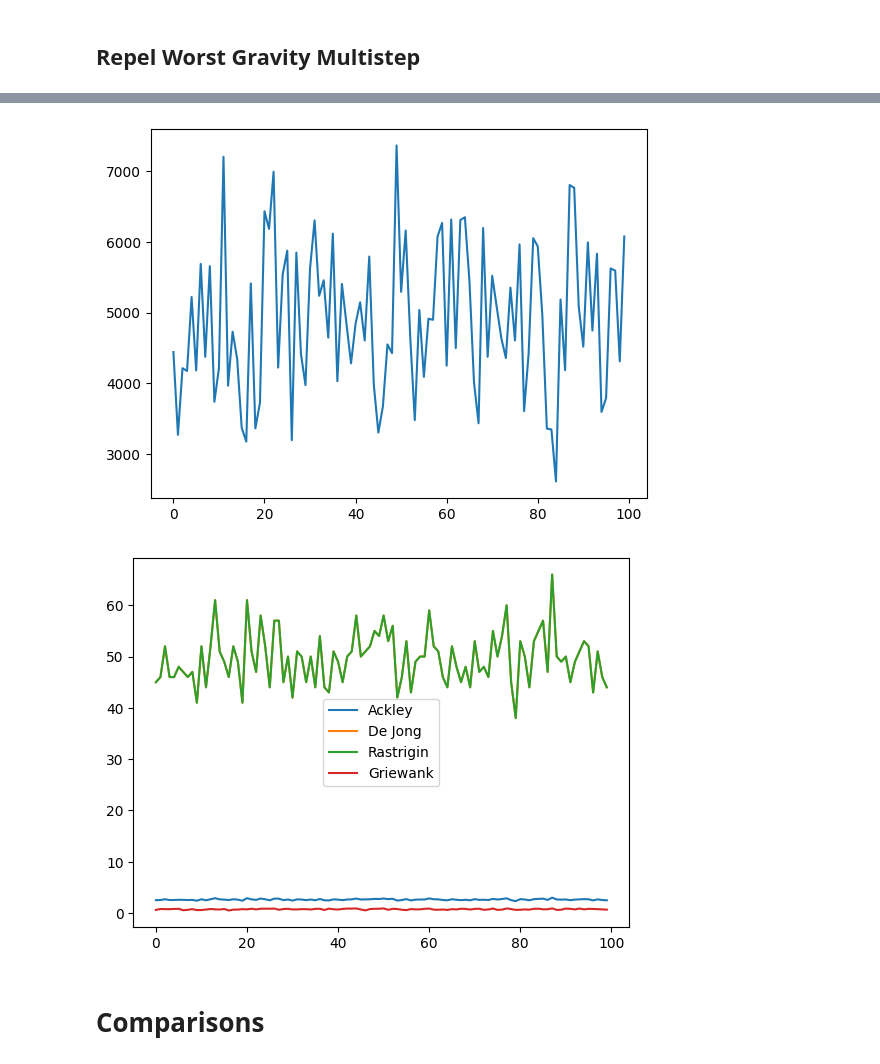
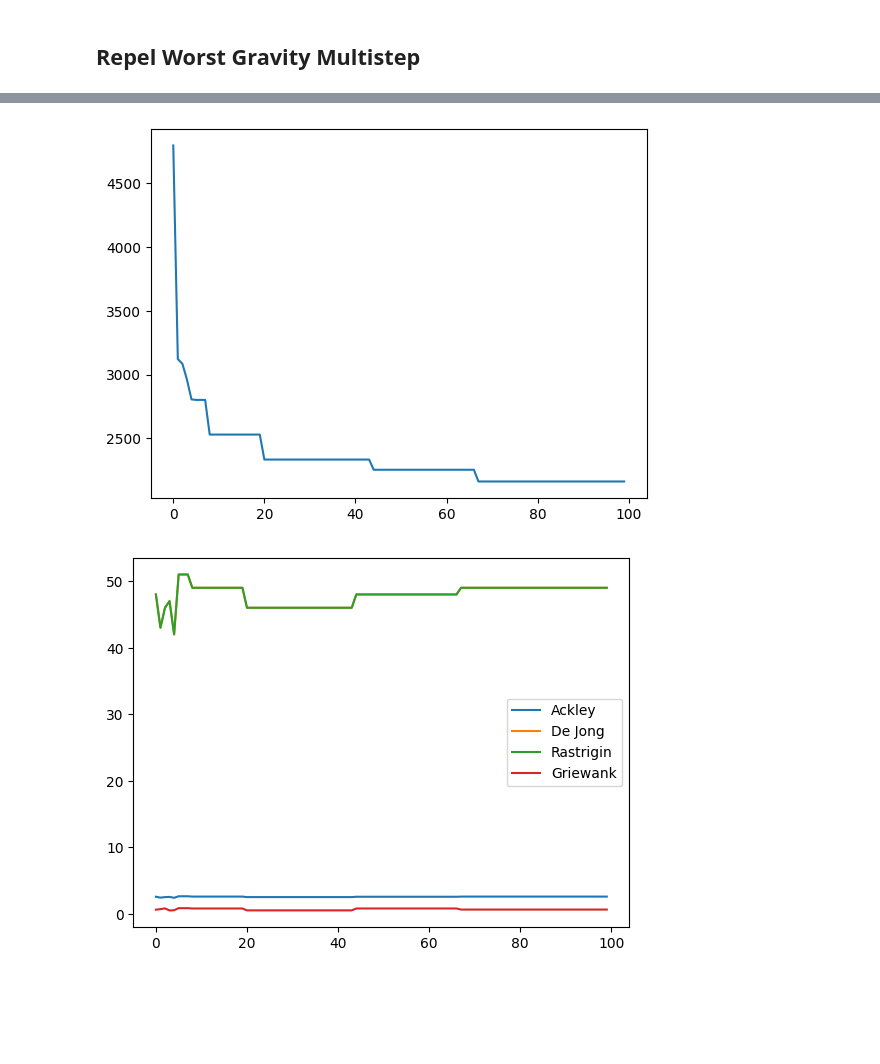
Before and after one commit to bogumilap/TOPSIS-LABS, a Jupyter notebook: results.ipynb, the cells around one changed output, grey strips where cells are left out. Drawn from its saved outputs; the diff is of its cells as text; code cells hidden in the pictures; blank space fills up the shorter version.

```diff
--- a/results.ipynb
+++ b/results.ipynb
@@ -1114,0 +215,4 @@ Computing time: 0.0749967098236084
+# %%
+repel_worst_multistep_benchmarks_observer = BenchmarksObserver()
+repel_worst_multistep_fitness_observer = FitnessObserver()
+run_genetic_algorithm(RepelWorstGravityMultistep, 0.5, observers=[repel_worst_multistep_benchmarks_observer, repel_worst_multistep_fitness_observer])
@@ -1115,16 +242,19 @@ Computing time: 0.0749967098236084
 # %%
-plt.plot(iterations, repel_worst_gravity_multistep_fitness)
+repel_worst_multistep_fitness = repel_worst_multistep_fitness_observer.fitness
+plt.plot(iterations, repel_worst_multistep_fitness)
 plt.show()
 # %% [output]
-[figure, old version]
+[figure, new version]
 # %%
-plt.plot(iterations, repel_worst_gravity_multistep_benchmarks_ackley, label="Ackley")
-plt.plot(iterations, repel_worst_gravity_multistep_benchmarks_de_jong, label="De Jong")
-plt.plot(iterations, repel_worst_gravity_multistep_benchmarks_rastrigin, label="Rastrigin")
-plt.plot(iterations, repel_worst_gravity_multistep_benchmarks_griewank, label="Griewank")
+repel_worst_multistep_benchmarks_ackley = repel_worst_multistep_benchmarks_observer.benchmark_ackley
+repel_worst_multistep_benchmarks_de_jong = repel_worst_multistep_benchmarks_observer.benchmark_de_jong
+repel_worst_multistep_benchmarks_rastrigin = repel_worst_multistep_benchmarks_observer.benchmark_rastrigin
+repel_worst_multistep_benchmarks_griewank = repel_worst_multistep_benchmarks_observer.benchmark_griewank
+plt.plot(iterations, repel_worst_multistep_benchmarks_ackley, label="Ackley")
+plt.plot(iterations, repel_worst_multistep_benchmarks_de_jong, label="De Jong")
+plt.plot(iterations, repel_worst_multistep_benchmarks_rastrigin, label="Rastrigin")
+plt.plot(iterations, repel_worst_multistep_benchmarks_griewank, label="Griewank")
 plt.legend()
 plt.show()
 # %% [output]
-[figure, old version]
+[figure, new version]
-# %% [markdown]
-# Comparisons
```
Also changed, not shown: parts of 22 cells of this notebook, 4 other files.
